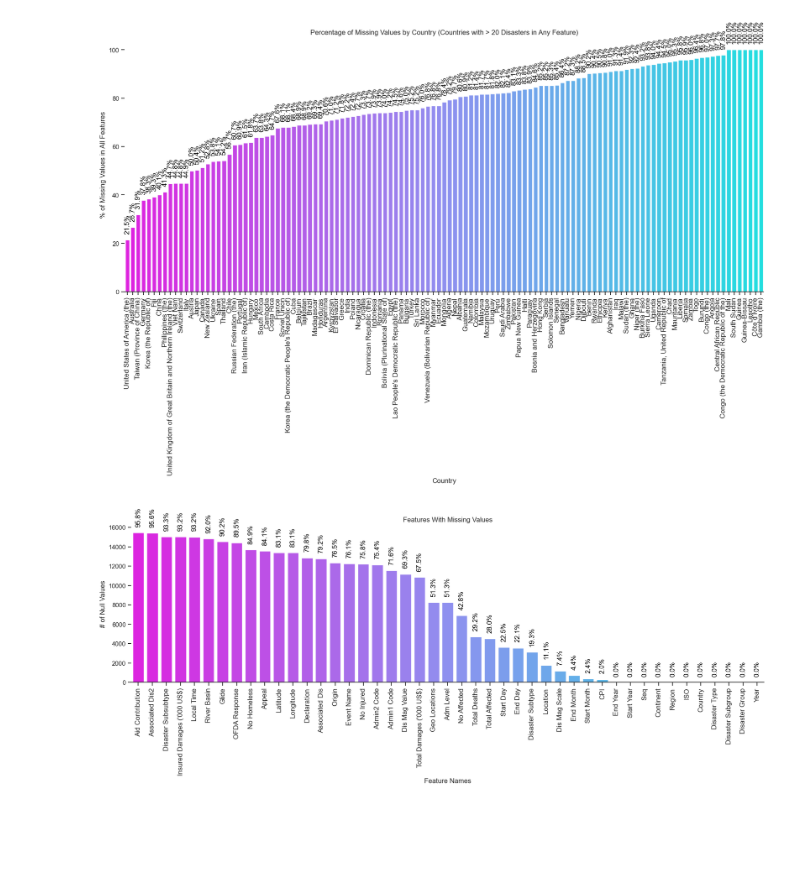
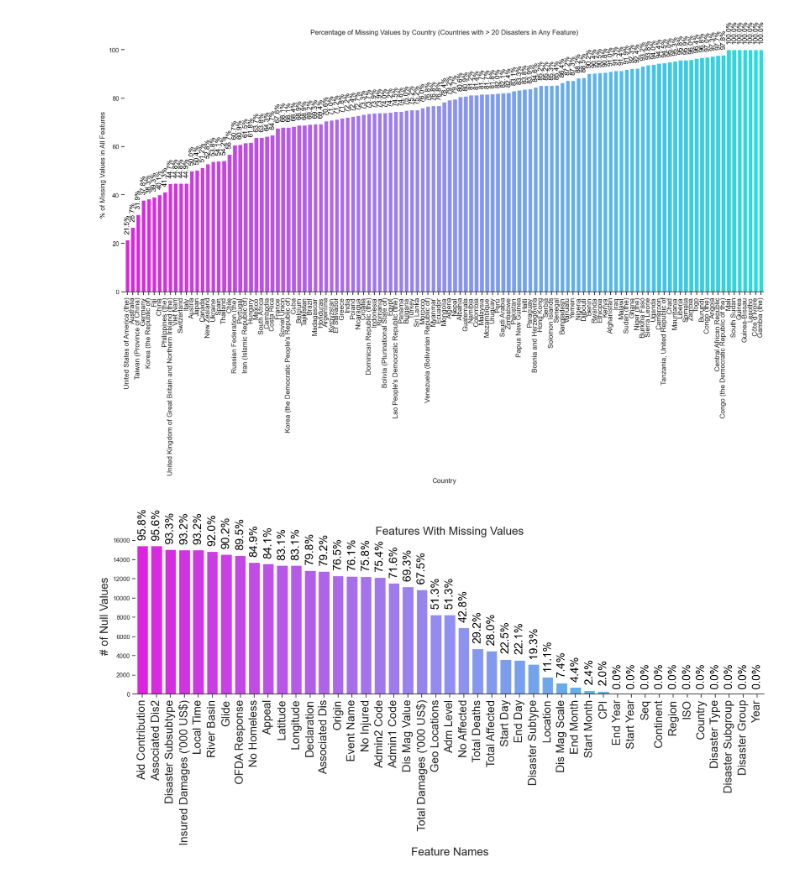
Before and after one commit to hellegje/fys-stk4155, a Jupyter notebook: Project3/Countries_Eda.ipynb, the cells around one changed output. Drawn from its saved outputs; the diff is of its cells as text; code cells hidden in the pictures; blank space fills up the shorter version.

```diff
--- a/Project3/Countries_Eda.ipynb
+++ b/Project3/Countries_Eda.ipynb
@@ -156,36 +156,39 @@ def plot_null_columns(
     # count the number of times a given column has a null value
     null_cols = df.isnull().sum().sort_values(ascending=False)
 
+    fontsize_titles = 30
+    fontsize = 20
     # initialize the figure, set the tick information, and update the spines
     plt.figure(figsize=figsize)
     sns.set_theme(style="ticks", font_scale=1)
-    plt.xticks(rotation=90, fontsize=12)
+    plt.xticks(rotation=90, fontsize=fontsize)
     sns.despine(top=True, right=True, bottom=False, left=True)
 
     # plot the data
     ax = sns.barplot(x=null_cols.index, y=null_cols, palette="cool_r", hue=null_cols.index, legend=False)
 
     # set the x-label, y-label, and title
-    ax.set_xlabel(x_label)
-    ax.set_ylabel(y_label)
-    plt.title(title)
+    ax.set_xlabel(x_label, fontsize=fontsize_titles)
+    ax.set_ylabel(y_label, fontsize=fontsize_titles)
+    plt.title(title, fontsize=fontsize_titles)
 
     # loop over the patches and null column counts
     for (p, count) in zip(ax.patches, null_cols):
         # compute the percentage of the number of rows that have a null value
         # for the current column
         ax.annotate(
             "{:.1f}%".format((count / df.shape[0]) * 100),
             (p.get_x() + (p.get_width() / 2.0), abs(p.get_height())),
             ha="center",
             va="bottom",
             rotation="vertical",
             color="black",
             xytext=(0, 10),
-            textcoords="offset points"
+            textcoords="offset points",
+            fontsize=fontsize
         )
 
 # plot the null column counts within the dataset
 plot_null_columns(disasters_1900.df, "Features With Missing Values")
 # %% [output]
-[figure, old version]
+[figure, new version]
```
Also changed, not shown: 18 other files.
